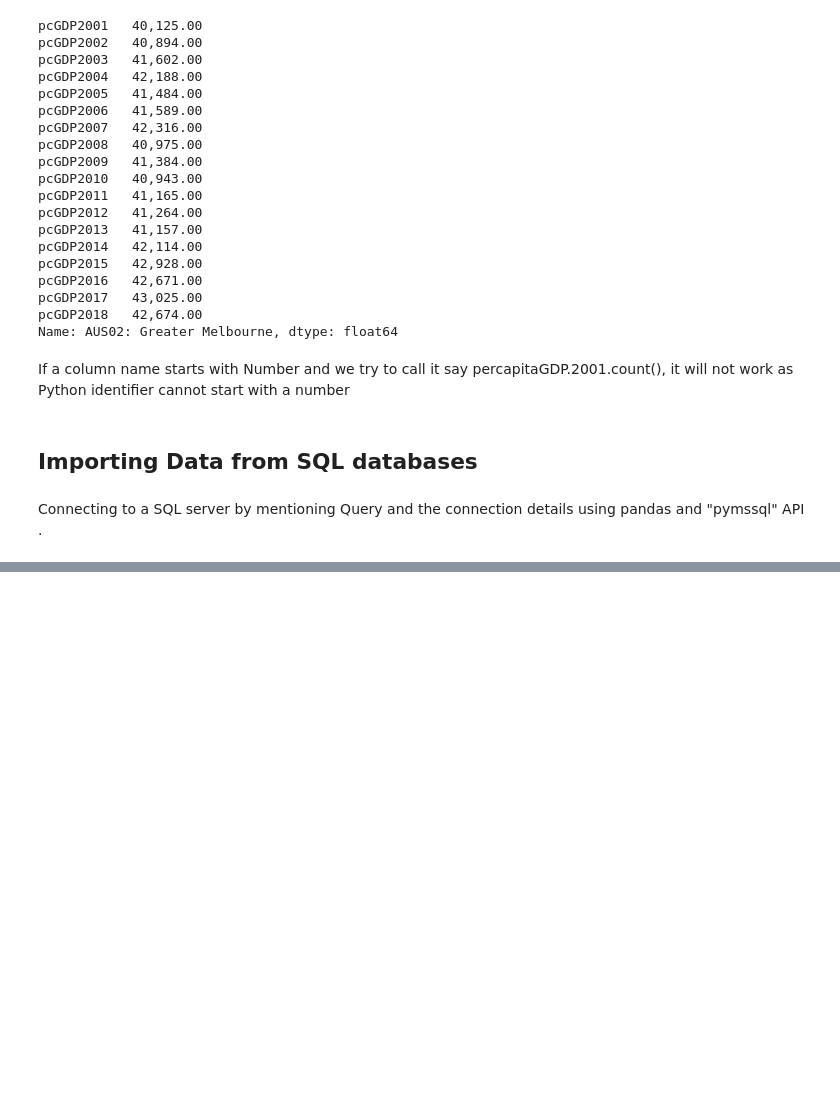
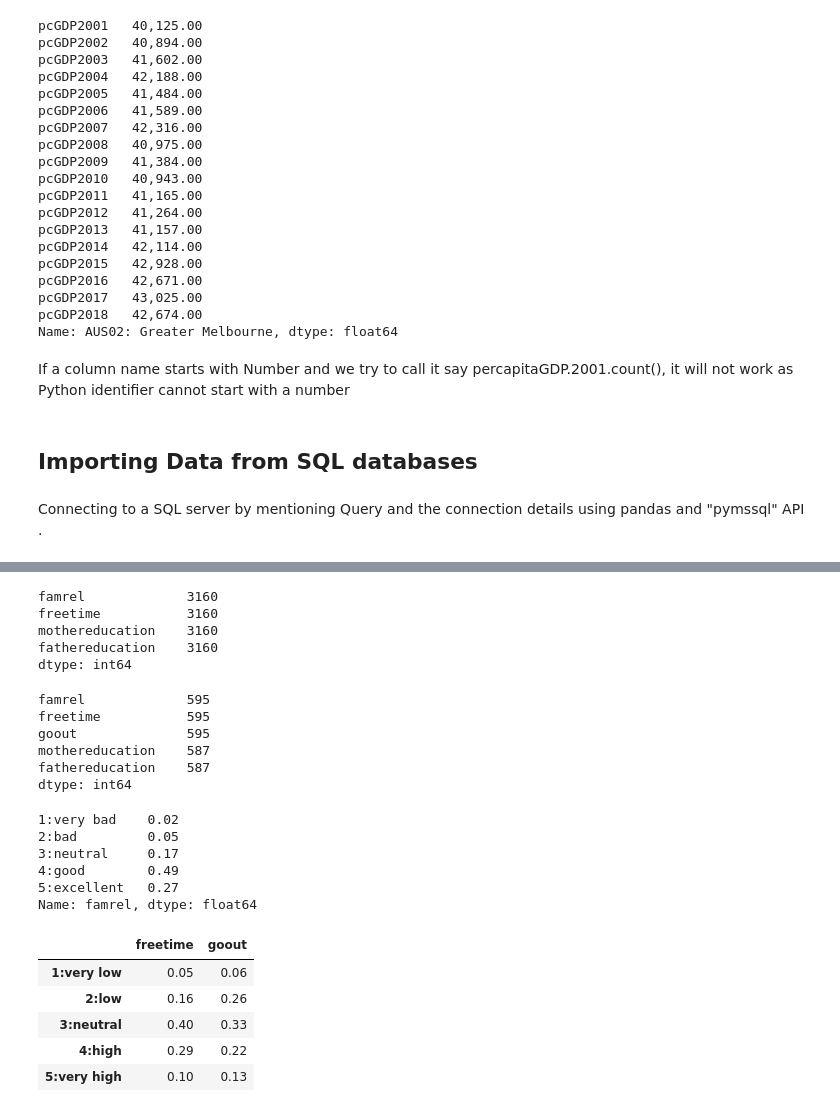
Before and after one commit to jamithireddy/python_data_cleaning, a Jupyter notebook: Python_Data_Cleaning_Cookbook.ipynb, the cells around one changed output, grey strips where cells are left out. Saved outputs shown, nothing was run; the diff lists cells and outputs as text; code cells hidden in the pictures; blank space fills up the shorter version.

```diff
--- a/Python_Data_Cleaning_Cookbook.ipynb
+++ b/Python_Data_Cleaning_Cookbook.ipynb
@@ -302,0 +317,3 @@ studentmath.head()
+# %%
+# Creating Index on StudentId
+studentmath.set_index('studentid',inplace=True)
@@ -302,0 +340,46 @@ studentmath.head()
+# %%
+# Replace the nuerical values with Informative values
+setvalues={"famrel":{1:"1:very bad",2:"2:bad",3:"3:neutral",4:"4:good",5:"5:excellent"},"freetime":{1:"1:very low",2:"2:low",3:"3:neutral",4:"4:high",5:"5:very high"},"goout":{1:"1:very low",2:"2:low",3:"3:neutral",4:"4:high",5:"5:very high"},"mothereducation":{0:np.NaN,1:"1: k-4",2:"2: 5-9",3:"3: Secondary ed",4:"4: Higher ed"},"fathereducation":{0:np.NaN,1:"1: k-4",2:"2: 5-9",3:"3: Secondary ed",4:"4: Higher ed"}}
+
+studentmath.replace(setvalues,inplace=True)
+setvalueskeys=[k for k in setvalues]
+# %%
+# Chaning the Setvalue columns to Category typr
+studentmath[setvalueskeys].memory_usage(index=False)    # Initial Memory usage
+# %% [output]
+famrel             3160
+freetime           3160
+mothereducation    3160
+fathereducation    3160
+dtype: int64
+# %%
+for col in studentmath[setvalueskeys].columns:
+    studentmath[col]=studentmath[col].astype('category')
+studentmath[setvalueskeys].memory_usage(index=False)
+# %% [output]
+famrel             595
+freetime           595
+goout              595
+mothereducation    587
+fathereducation    587
+dtype: int64
+# %%
+# Calculate the percentage of Values in "Famrel" column
+studentmath['famrel'].value_counts(sort=False,normalize=True)
+# %% [output]
+1:very bad    0.02
+2:bad         0.05
+3:neutral     0.17
+4:good        0.49
+5:excellent   0.27
+Name: famrel, dtype: float64
+# %%
+# For getting multiple columns Values percentage use apply function
+studentmath[['freetime','goout']].apply(pd.Series.value_counts,sort=False,normalize=True)
+# %% [output]
+|  | freetime | goout |
+| 1:very low | 0.05 | 0.06 |
+| 2:low | 0.16 | 0.26 |
+| 3:neutral | 0.40 | 0.33 |
+| 4:high | 0.29 | 0.22 |
+| 5:very high | 0.10 | 0.13 |
```
Also changed, not shown: parts of 4 cells of this notebook.
